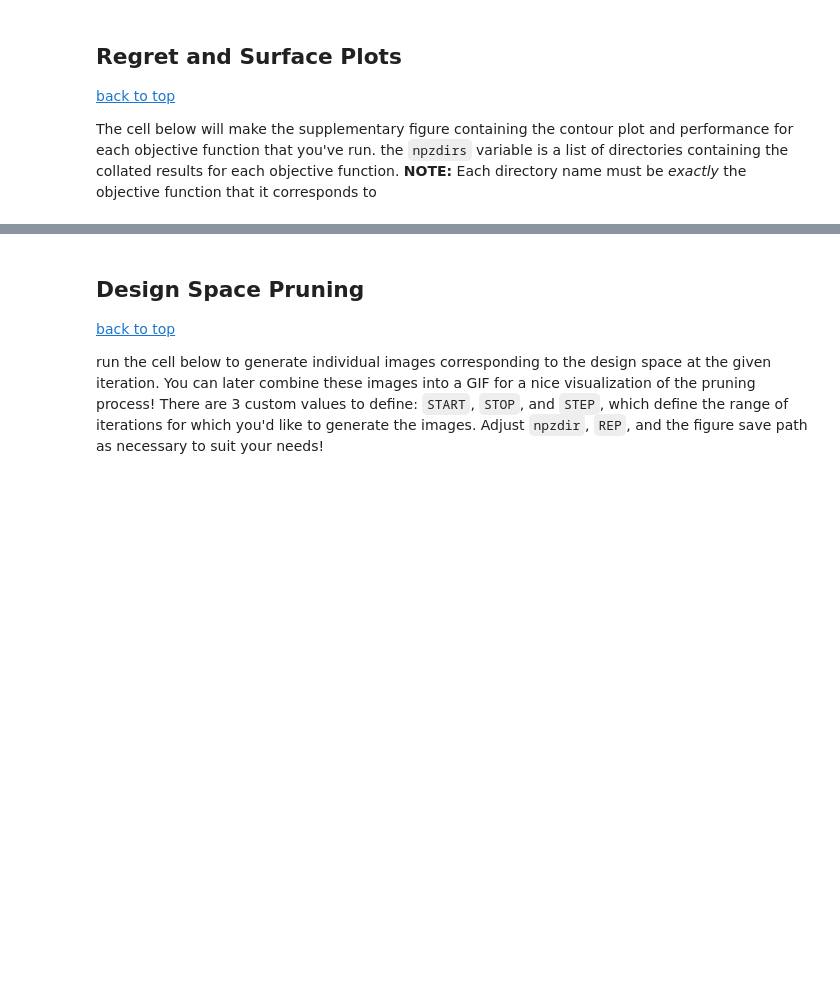
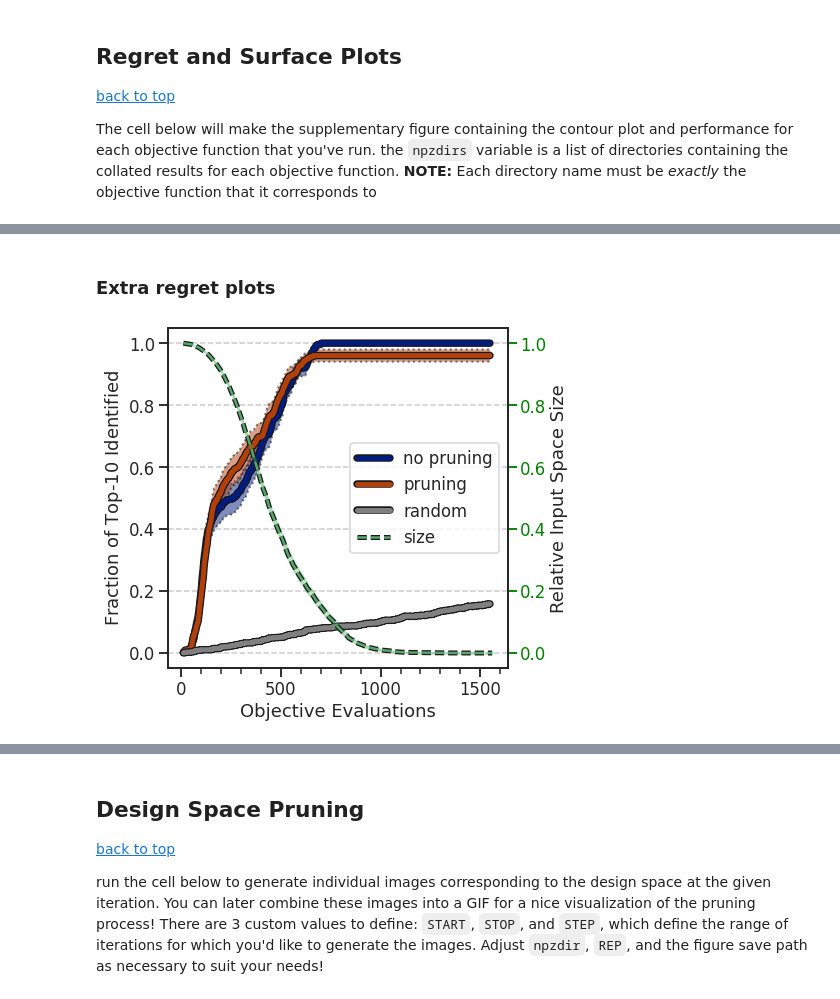
Before and after one commit to coleygroup/dsp, a Jupyter notebook: notebooks/figs.ipynb, the cells around one changed output, grey strips where cells are left out. Drawn from its saved outputs; the diff is of its cells as text; code cells hidden in the pictures; blank space fills up the shorter version.

```diff
--- a/notebooks/figs.ipynb
+++ b/notebooks/figs.ipynb
@@ -658,3 +884,52 @@ fig.subplots_adjust(wspace=0.1, hspace=0.07)
 # %%
 fig.savefig("../figures/all-objs-regret+surface.pdf", dpi=400, bbox_inches="tight")
 fig.savefig("../figures/all-objs-regret+surface.png", dpi=400, bbox_inches="tight")
+# %% [markdown]
+### Extra regret plots
+# %%
+fig, ax = plt.subplots(1, 1, figsize=(7, 6))
+sns.set_palette(sns.color_palette("dark"))
+
+n = 10
+k = 10
+q = 10
+T = 200
+
+npzdir = Path.home() / "active-projects/boip/runs/michalewicz-obs"
+obj = boip.objectives.build_objective("michalewicz")
+choices = boip.objectives.discretize(obj, 10000, 42)
+
+X_npz = np.load(f"{npzdir}/X.npz")
+Y_npz = np.load(f"{npzdir}/Y.npz")
+Y_full = Y_npz["FULL"]
+Y_prune = Y_npz["PRUNE"]
+H = np.load(f"{npzdir}/H.npz")["PRUNE"]
+
+y_all = obj(choices).numpy()
+optimal_idxs = np.argpartition(y_all, -k)[-k:]
+optimal_choices = choices[optimal_idxs]
+optima = y_all[optimal_idxs]
+
+handles = plot_IR(ax, Y_full, Y_prune, n, optima, obj, choices)
+
+ax_twin = ax.twinx()
+handles.append(plot_size_H(ax_twin, H, q, Y_prune.shape[1] // q))
+
+ax_twin.set_ylim(ax.get_ylim())
+ax.grid(True, axis="y", ls="--")
+
+ax.xaxis.set_major_locator(MultipleLocator(500))
+ax.xaxis.set_minor_locator(MultipleLocator(100))
+ax.tick_params(axis="x", which="both", direction="out", bottom=True)
+
+ax_twin.tick_params('y', colors='green')
+
+ax.legend(handles=handles)
+
+ax.set_xlabel("Objective Evaluations")
+ax.set_ylabel(r"Fraction of Top-$10$ Identified")
+ax_twin.set_ylabel("Relative Input Space Size")
+
+fig.tight_layout()
+# %% [output]
+[figure, added]
```
Also changed, not shown: parts of 35 cells of this notebook, 1 other file.
